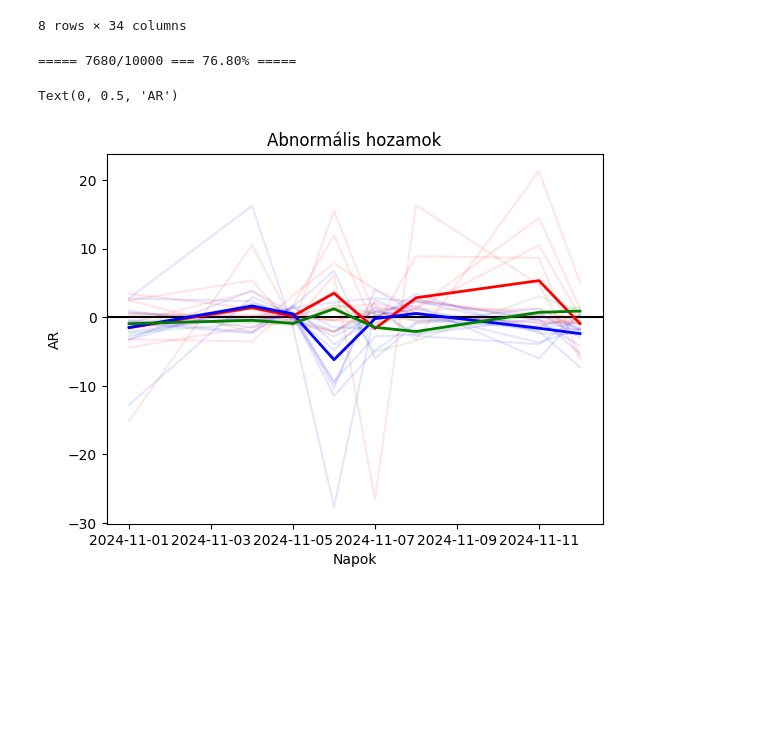
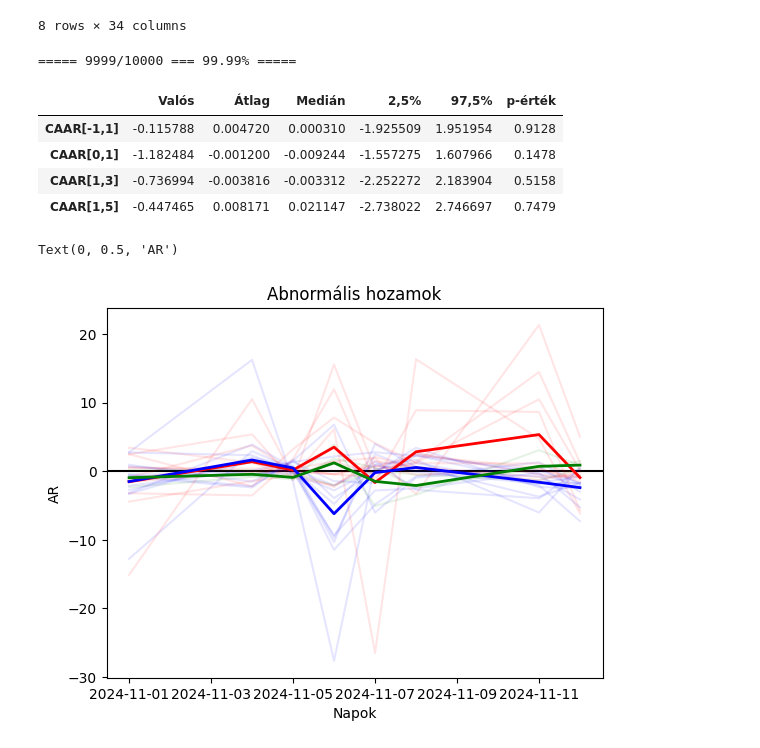
Before and after one commit to orsimarcell/Trump-effect-on-US-stocks, a Jupyter notebook: event_study.ipynb, the cells around one changed output. Cells and saved outputs as stored; diff of their text form; code cells hidden in the pictures; blank space fills up the shorter version.

```diff
--- a/event_study.ipynb
+++ b/event_study.ipynb
@@ -167,31 +167,37 @@ for i in range(M):
     AR_boot_null.index-=2
     CAAR_m1_p1_boot_null.append(AR_boot_null[AR_boot_null.index.to_series().between(-1,1)].mean(axis=1).sum())
     CAAR_0_p1_boot_null.append(AR_boot_null[AR_boot_null.index.to_series().between(0,1)].mean(axis=1).sum())
     CAAR_p1_p3_boot_null.append(AR_boot_null[AR_boot_null.index.to_series().between(1,3)].mean(axis=1).sum())
     CAAR_p1_p5_boot_null.append(AR_boot_null[AR_boot_null.index.to_series().between(1,5)].mean(axis=1).sum())
 
 CAAR_output_dict={
     "Átlag":[np.mean(CAAR_m1_p1_boot),np.mean(CAAR_0_p1_boot),np.mean(CAAR_0_p3_boot),np.mean(CAAR_0_p5_boot)],
     "Medián":[np.percentile(CAAR_m1_p1_boot,50),np.percentile(CAAR_0_p1_boot,50),np.percentile(CAAR_0_p3_boot,50),np.percentile(CAAR_0_p5_boot,50)],
     "2,5%":[np.percentile(CAAR_m1_p1_boot,2.5),np.percentile(CAAR_0_p1_boot,2.5),np.percentile(CAAR_0_p3_boot,2.5),np.percentile(CAAR_0_p5_boot,2.5)],
     "97,5%":[np.percentile(CAAR_m1_p1_boot,97.5),np.percentile(CAAR_0_p1_boot,97.5),np.percentile(CAAR_0_p3_boot,97.5),np.percentile(CAAR_0_p5_boot,97.5)]
 }
 CAAR_output=pd.DataFrame(CAAR_output_dict,index=["CAAR[-1,1]","CAAR[0,1]","CAAR[1,3]","CAAR[1,5]"])
 
 CAAR_null_output_dict={
     "Valós":[CAAR_event_m1_p1,CAAR_event_0_p1,CAAR_event_0_p3,CAAR_event_0_p5],
     "Átlag":[np.mean(CAAR_m1_p1_boot_null),np.mean(CAAR_0_p1_boot_null),np.mean(CAAR_0_p3_boot_null),np.mean(CAAR_0_p5_boot_null)],
     "Medián":[np.percentile(CAAR_m1_p1_boot_null,50),np.percentile(CAAR_0_p1_boot_null,50),np.percentile(CAAR_0_p3_boot_null,50),np.percentile(CAAR_0_p5_boot_null,50)],
     "2,5%":[np.percentile(CAAR_m1_p1_boot_null,2.5),np.percentile(CAAR_0_p1_boot_null,2.5),np.percentile(CAAR_0_p3_boot_null,2.5),np.percentile(CAAR_0_p5_boot_null,2.5)],
     "97,5%":[np.percentile(CAAR_m1_p1_boot_null,97.5),np.percentile(CAAR_0_p1_boot_null,97.5),np.percentile(CAAR_0_p3_boot_null,97.5),np.percentile(CAAR_0_p5_boot_null,97.5)],
     "p-érték":[
         np.mean(np.abs(CAAR_m1_p1_boot_null)>=np.abs(CAAR_event_m1_p1)),
         np.mean(np.abs(CAAR_0_p1_boot_null)>=np.abs(CAAR_event_0_p1)),
         np.mean(np.abs(CAAR_0_p3_boot_null)>=np.abs(CAAR_event_0_p3)),
         np.mean(np.abs(CAAR_0_p5_boot_null)>=np.abs(CAAR_event_0_p5)),
     ]
 }
 CAAR_null_output=pd.DataFrame(CAAR_null_output_dict,index=["CAAR[-1,1]","CAAR[0,1]","CAAR[1,3]","CAAR[1,5]"])
+CAAR_null_output.to_excel("Tables/output.xlsx",sheet_name="CAAR")
 CAAR_null_output.head()
 # %% [output]
-===== 7680/10000 === 76.80% =====
+===== 9999/10000 === 99.99% =====
+|  | Valós | Átlag | Medián | 2,5% | 97,5% | p-érték |
+| CAAR[-1,1] | -0.115788 | 0.004720 | 0.000310 | -1.925509 | 1.951954 | 0.9128 |
+| CAAR[0,1] | -1.182484 | -0.001200 | -0.009244 | -1.557275 | 1.607966 | 0.1478 |
+| CAAR[1,3] | -0.736994 | -0.003816 | -0.003312 | -2.252272 | 2.183904 | 0.5158 |
+| CAAR[1,5] | -0.447465 | 0.008171 | 0.021147 | -2.738022 | 2.746697 | 0.7479 |
```
Also changed, not shown: parts of 2 cells of this notebook, 2 other files.
